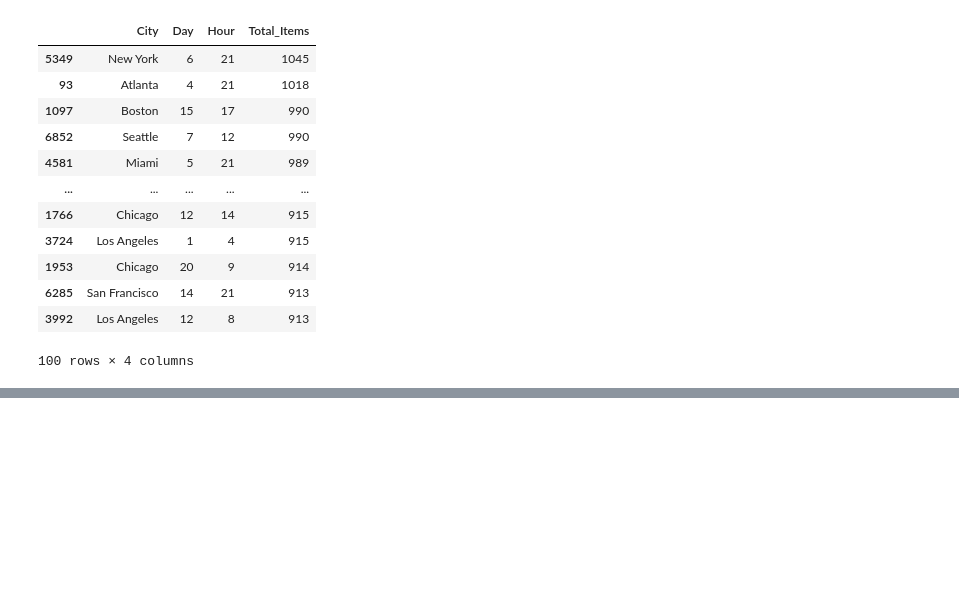
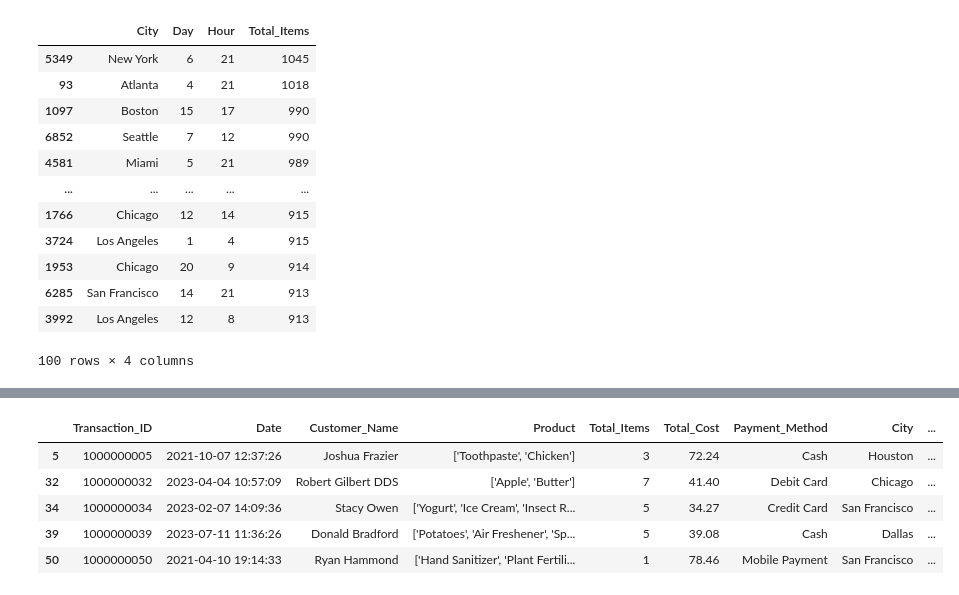
Before and after one commit to giovanicavila/Retail-Transactions, a Jupyter notebook: server/notebook/retail_transaction.ipynb, the cells around one changed output, grey strips where cells are left out. Drawn from its saved outputs; the diff is of its cells as text; code cells hidden in the pictures; blank space fills up the shorter version.

```diff
--- a/server/notebook/retail_transaction.ipynb
+++ b/server/notebook/retail_transaction.ipynb
@@ -309,0 +354,14 @@ city_sells_date_dataframe.head(100)
+# %%
+dataset_store_type = dataset["Store_Type"].unique()
+
+## filter only "Supermarket" rows
+df_supermarket = dataset[dataset["Store_Type"] == "Supermarket"].copy()
+
+df_supermarket.head()
+# %% [output]
+|  | Transaction_ID | Date | Customer_Name | Product | Total_Items | Total_Cost | Payment_Method | City | ... |
+| 5 | 1000000005 | 2021-10-07 12:37:26 | Joshua Frazier | ['Toothpaste', 'Chicken'] | 3 | 72.24 | Cash | Houston | ... |
+| 32 | 1000000032 | 2023-04-04 10:57:09 | Robert Gilbert DDS | ['Apple', 'Butter'] | 7 | 41.40 | Debit Card | Chicago | ... |
+| 34 | 1000000034 | 2023-02-07 14:09:36 | Stacy Owen | ['Yogurt', 'Ice Cream', 'Insect R... | 5 | 34.27 | Credit Card | San Francisco | ... |
+| 39 | 1000000039 | 2023-07-11 11:36:26 | Donald Bradford | ['Potatoes', 'Air Freshener', 'Sp... | 5 | 39.08 | Cash | Dallas | ... |
+| 50 | 1000000050 | 2021-04-10 19:14:33 | Ryan Hammond | ['Hand Sanitizer', 'Plant Fertili... | 1 | 78.46 | Mobile Payment | San Francisco | ... |
```
Also changed, not shown: parts of 36 cells of this notebook.
